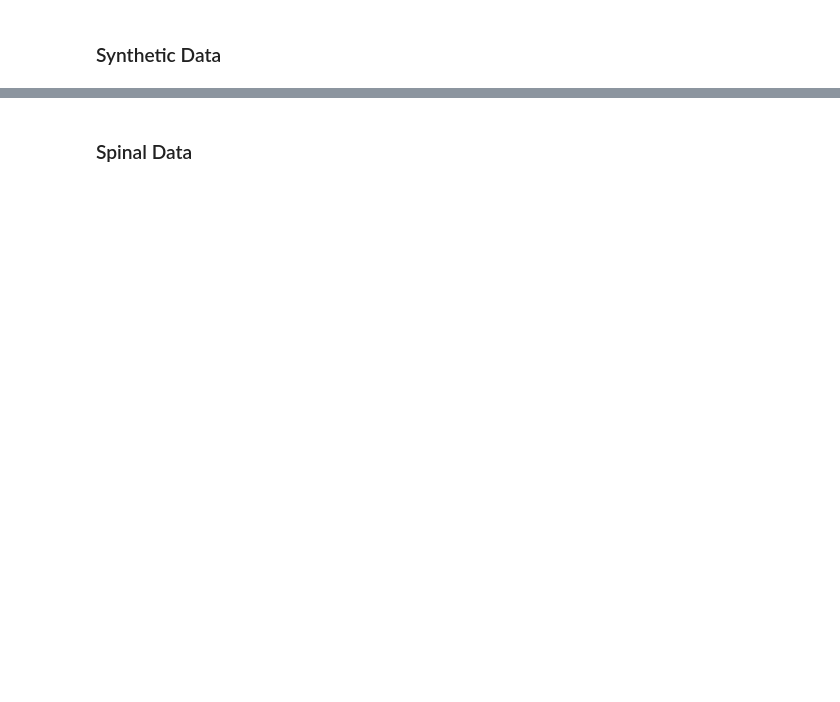
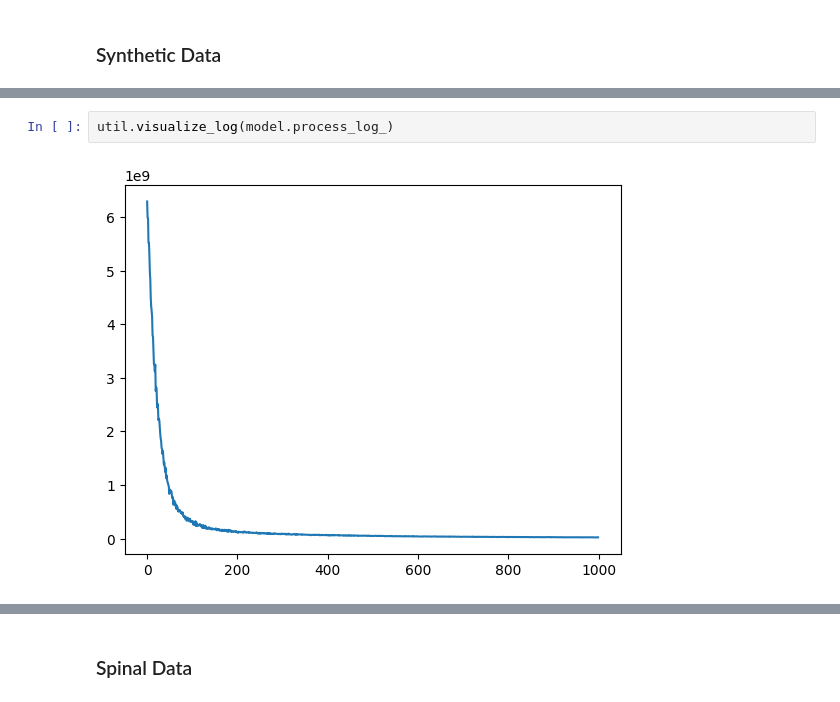
Before and after one commit to craigfouts/NeuralTopicModels, a Jupyter notebook: sandbox.ipynb, the cells around one changed output, grey strips where cells are left out. Saved outputs shown, nothing was run; the diff lists cells and outputs as text; blank space fills up the shorter version.

```diff
--- a/sandbox.ipynb
+++ b/sandbox.ipynb
@@ -21,0 +46,4 @@ util.visualize_dataset(X, X_labels, size=32, show_ax=False)
+# %%
+util.visualize_log(model.process_log_)
+# %% [output]
+[figure, added]
```
Also changed, not shown: parts of 11 cells of this notebook, 1 other file.
